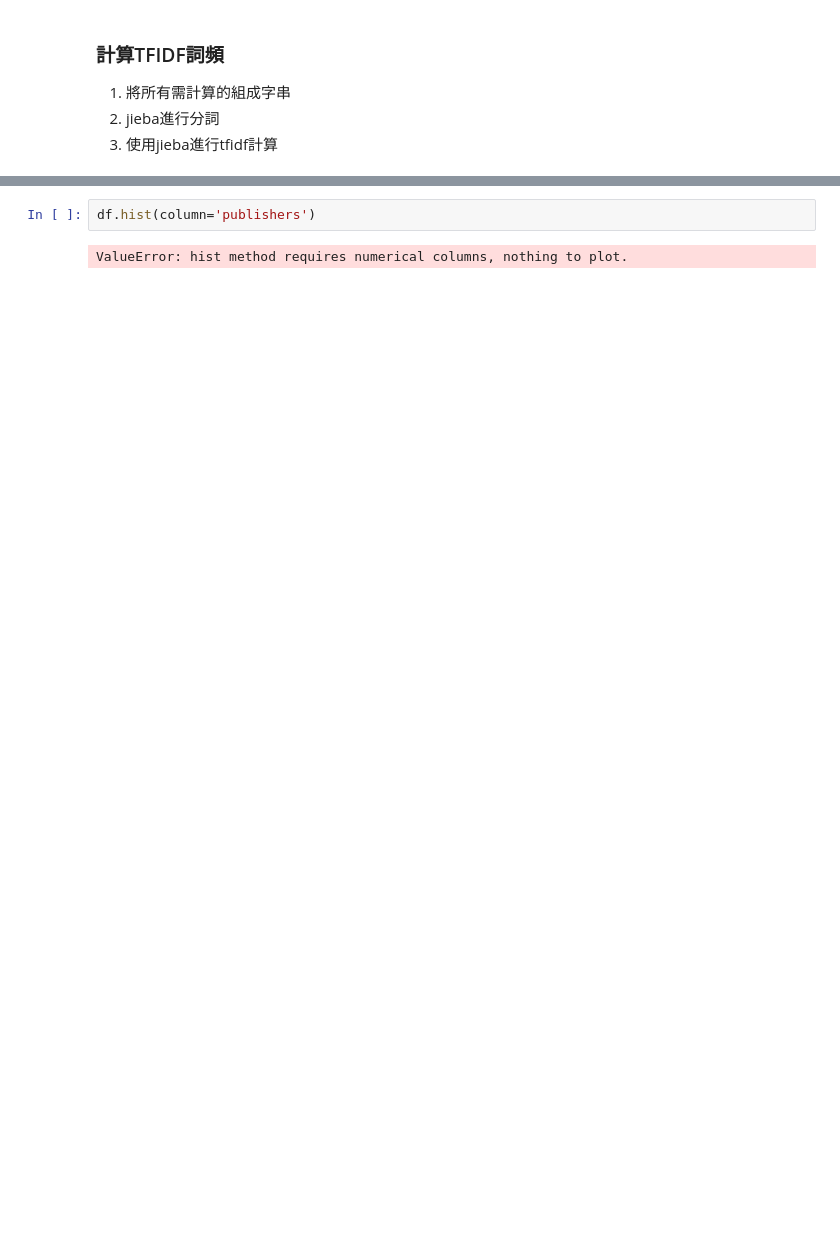
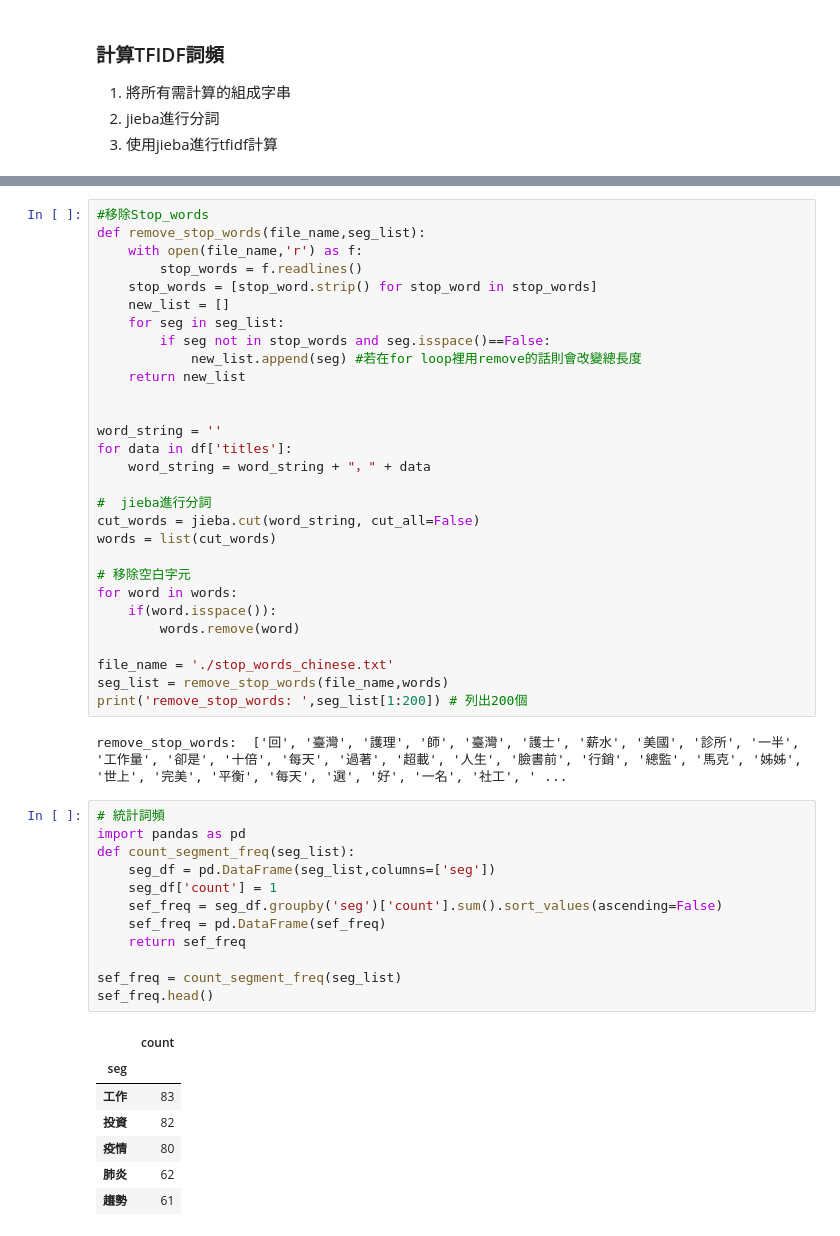
Before and after one commit to a5347354/pycrawler-project, a Jupyter notebook: Cupoy.ipynb, the cells around one changed output, grey strips where cells are left out. Saved outputs shown, nothing was run; the diff lists cells and outputs as text; blank space fills up the shorter version.

```diff
--- a/Cupoy.ipynb
+++ b/Cupoy.ipynb
@@ -161,4 +163,51 @@ Prefix dict has been built successfully.
-# %%
-df.hist(column='publishers')
-# %% [output]
-ValueError: hist method requires numerical columns, nothing to plot.
+# %%
+#移除Stop_words
+def remove_stop_words(file_name,seg_list):
+    with open(file_name,'r') as f:
+        stop_words = f.readlines()
+    stop_words = [stop_word.strip() for stop_word in stop_words]
+    new_list = []
+    for seg in seg_list:
+        if seg not in stop_words and seg.isspace()==False:
+            new_list.append(seg) #若在for loop裡用remove的話則會改變總長度
+    return new_list
+
+
+word_string = ''
+for data in df['titles']:
+    word_string = word_string + "，" + data
+
+#  jieba進行分詞
+cut_words = jieba.cut(word_string, cut_all=False)
+words = list(cut_words)
+
+# 移除空白字元
+for word in words:
+    if(word.isspace()):
+        words.remove(word)
+
+file_name = './stop_words_chinese.txt'
+seg_list = remove_stop_words(file_name,words)
+print('remove_stop_words: ',seg_list[1:200]) # 列出200個
+# %% [output]
+remove_stop_words:  ['回', '臺灣', '護理', '師', '臺灣', '護士', '薪水', '美國', '診所', '一半', '工作量', '卻是', '十倍', '每天', '過著', '超載', '人生', '臉書前', '行銷', '總監', '馬克', '姊姊', '世上', '完美', '平衡', '每天', '選', '好', '一名', '社工', ' ...
+# %%
+# 統計詞頻
+import pandas as pd
+def count_segment_freq(seg_list):
+    seg_df = pd.DataFrame(seg_list,columns=['seg'])
+    seg_df['count'] = 1
+    sef_freq = seg_df.groupby('seg')['count'].sum().sort_values(ascending=False)
+    sef_freq = pd.DataFrame(sef_freq)
+    return sef_freq
+
+sef_freq = count_segment_freq(seg_list)
+sef_freq.head()
+# %% [output]
+|  | count |
+| seg |  |
+| 工作 | 83 |
+| 投資 | 82 |
+| 疫情 | 80 |
+| 肺炎 | 62 |
+| 趨勢 | 61 |
```
Also changed, not shown: parts of 7 cells of this notebook.
